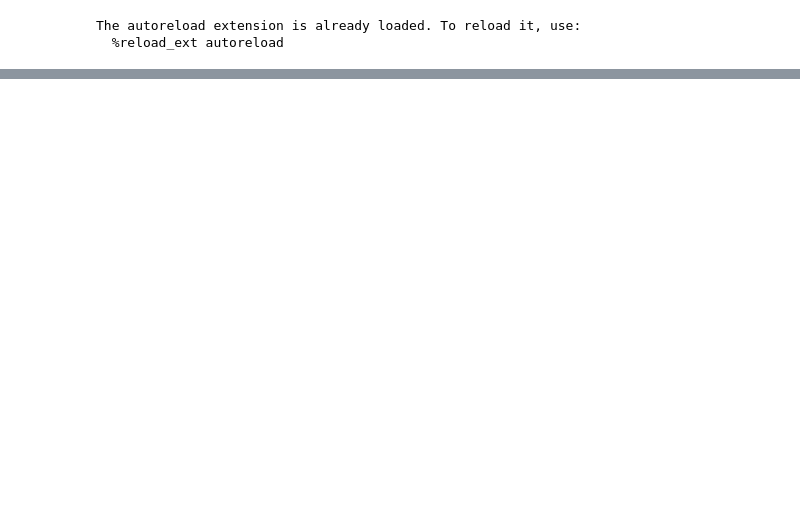
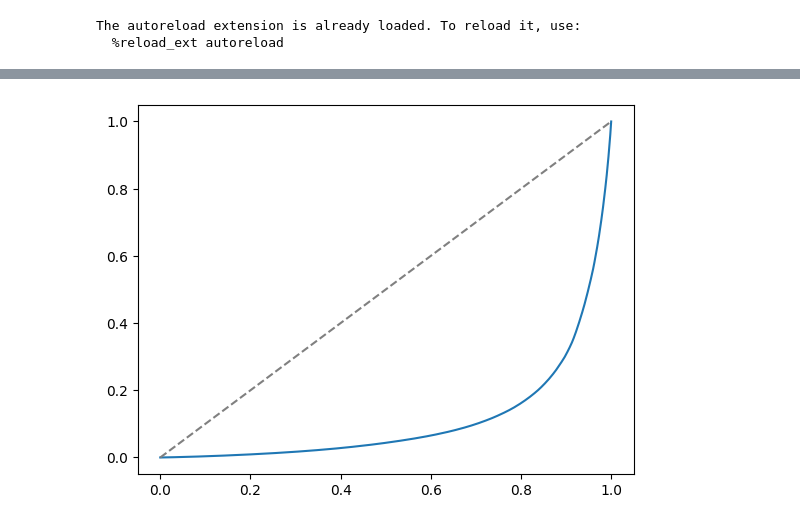
Before and after one commit to ruthilberry/random-asset-exchange, a Jupyter notebook: ys_experiments.ipynb, the cells around one changed output, grey strips where cells are left out. Cells and saved outputs as stored; diff of their text form; code cells hidden in the pictures; blank space fills up the shorter version.

```diff
--- a/ys_experiments.ipynb
+++ b/ys_experiments.ipynb
@@ -34,0 +35,19 @@ plt.show()
+# %%
+ext = YardSaleModel(
+    n_agents=1_000,
+    f=0.1,
+    transaction_rule=WAARule(zeta=0.2),
+    taxation=Taxation(chi=0.001, mean_wealth = 1.0),
+)
+hist_ext = ext.run(n_steps=1_000, record_interval=50)
+# %%
+cum_wealth = np.cumsum(np.sort(ext.agents))
+cum_wealth_normalized = cum_wealth / cum_wealth[-1]
+population = np.linspace(0, 1, len(cum_wealth) + 1)
+cum_wealth_normalized = np.insert(cum_wealth_normalized, 0, 0)
+
+plt.plot(population, cum_wealth_normalized)
+plt.plot([0, 1], [0, 1], linestyle="--", color="gray")
+plt.show()
+# %% [output]
+[figure, added]
```
Also changed, not shown: parts of 2 cells of this notebook, 1 other file.
